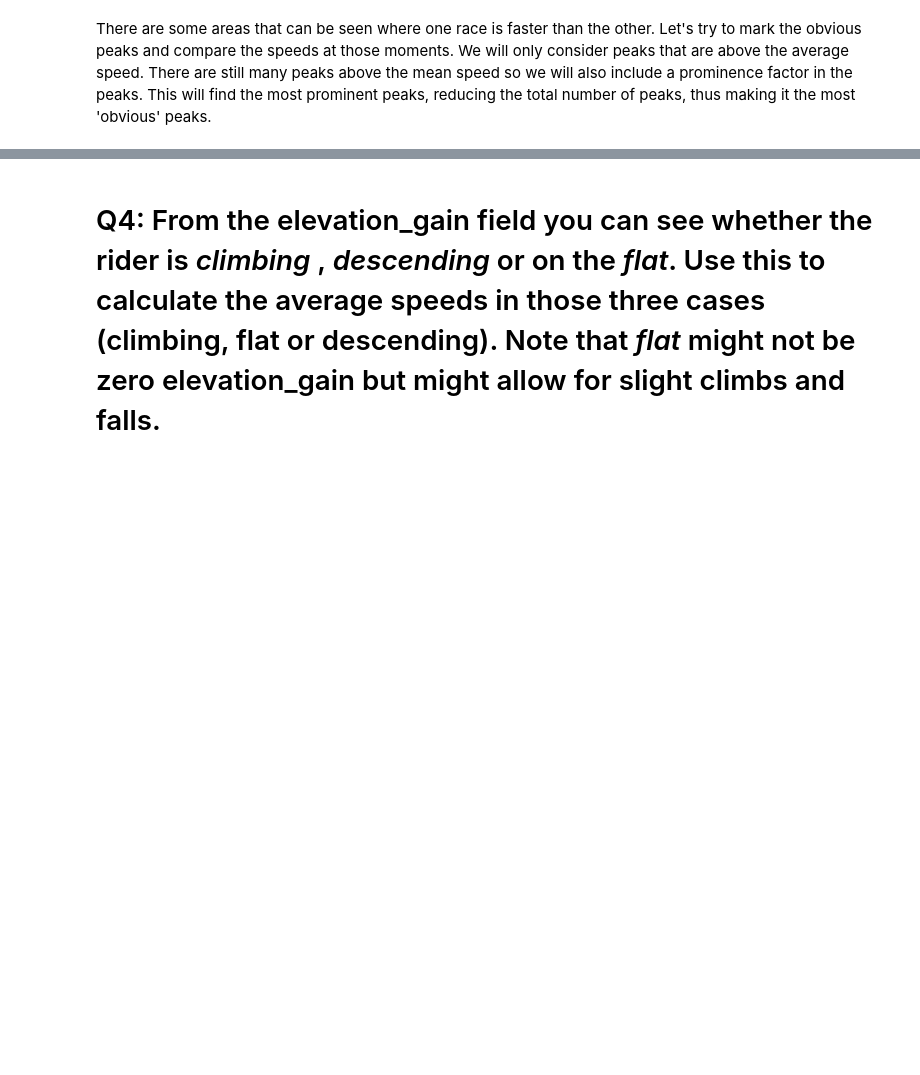
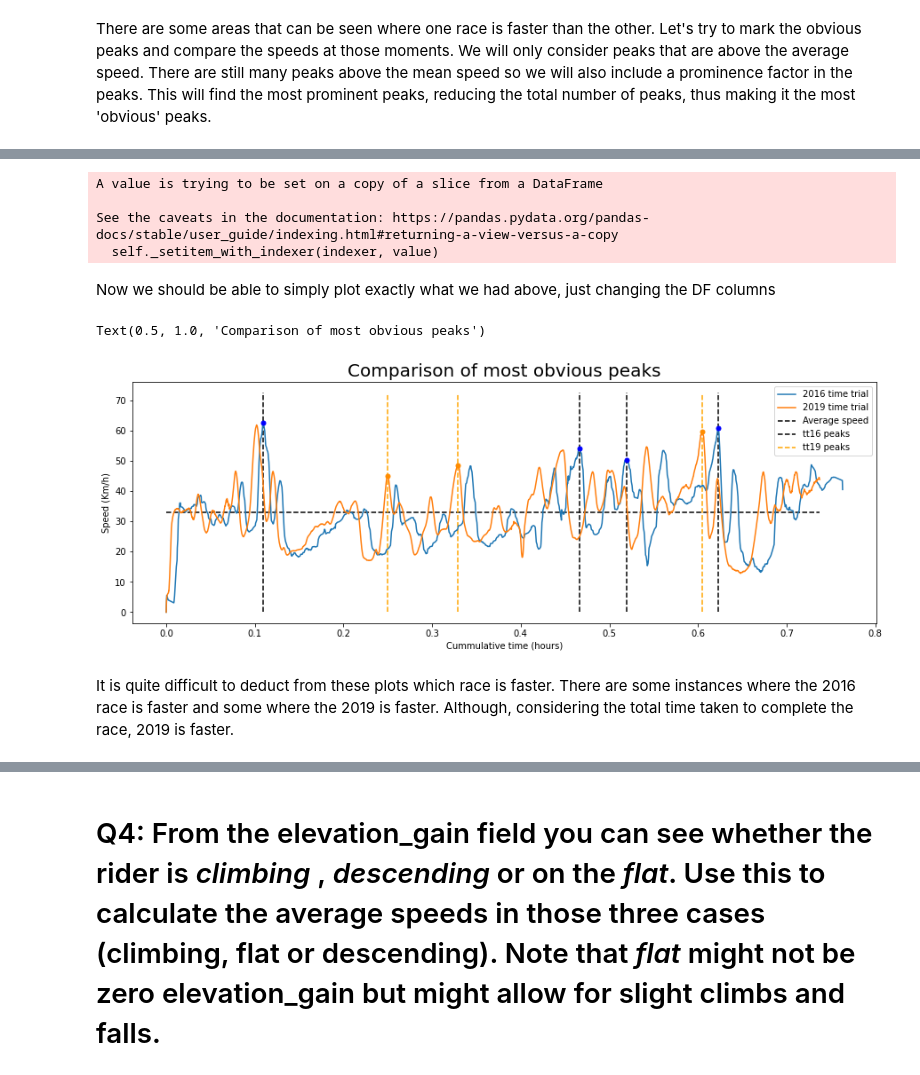
Before and after one commit to MQCOMP2200-S2-2021/Data-Science-Labs, a Jupyter notebook: Portfolio 1.ipynb, the cells around one changed output, grey strips where cells are left out. Drawn from its saved outputs; the diff is of its cells as text; code cells hidden in the pictures; blank space fills up the shorter version.

```diff
--- a/Portfolio 1.ipynb
+++ b/Portfolio 1.ipynb
@@ -1018,0 +1034,14 @@ plt.show()
+# %%
+def timeFn(myDf):
+    myDf['time'] = myDf['observation'].copy(deep=True)
+    for i, val in enumerate(myDf['observation']):
+# this converts the timestamp to an integer in seconds
+        timeString= val.strftime("%m/%d/%Y, %H:%M:%S")
+        stripTime = datetime.strptime(timeString, "%m/%d/%Y, %H:%M:%S")
+        totalSeconds = stripTime.minute*60 + stripTime.hour*3600 + stripTime.second
+        myDf['time'][i] = totalSeconds/3600
+
+    myDf['time'] = myDf['time'].diff().cumsum() # in seconds
+    return myDf
+# %%
+tt19_roll = timeFn(tt19_roll)
@@ -1018,0 +1055,2 @@ plt.show()
+# %%
+tt19_roll['time'].iloc[0] = 0
@@ -1018,0 +1093,57 @@ plt.show()
+# %%
+tt16_roll['time'].iloc[0] = 0
+# %% [output]
+A value is trying to be set on a copy of a slice from a DataFrame
+
+See the caveats in the documentation: https://pandas.pydata.org/pandas-docs/stable/user_guide/indexing.html#returning-a-view-versus-a-copy
+  self._setitem_with_indexer(indexer, value)
+# %% [markdown]
+Now we should be able to simply plot exactly what we had above, just changing the DF columns
+# %%
+plt.figure(figsize=(15,5))
+tt19_peaks, _=find_peaks(tt19_roll['speed'], height= tt19_roll['speed'].mean(), prominence= 22)
+tt16_peaks, _=find_peaks(tt16_roll['speed'], height= tt16_roll['speed'].mean(), prominence= 22)
+
+
+sns.lineplot(x= 'time', y= 'speed', data = tt16_roll, label= '2016 time trial')
+sns.lineplot(x= 'time', y= 'speed', data = tt19_roll, label= '2019 time trial')
+
+plt.hlines(y=tt19_clean['speed'].mean(), xmin=0, xmax= tt19_roll['time'].max(),
+           linestyle = 'dashed', label= 'Average speed', color='black')
+
+tt16_peaksNew= []
+tt19_peaksNew= []
+for i, val in enumerate(tt19_peaks):
+    if tt19_roll['speed'].iloc[val] > tt16_roll['speed'].iloc[tt16_peaks[i]]:
+        tt19_peaksNew.append(val)
+        plt.plot( tt19_roll['time'][val], tt19_roll['speed'][val],
+         ".",color='darkorange', markersize= 10)
+    else:
+        tt16_peaksNew.append(tt16_peaks[i])
+        plt.plot( tt16_roll['time'][tt16_peaks[i]], tt16_roll['speed'][tt16_peaks[i]],
+         ".", markersize= 10 , color= 'blue')
+# print(tt16_peaksNew)
+# print(tt19_peaksNew)
+
+
+plt.vlines(x= tt16_roll['time'][tt16_peaksNew], ymin=tt16_roll['speed'].min(),
+           ymax= tt16_roll['speed'].max()+10 ,linestyle = 'dashed', label= 'tt16 peaks')
+
+plt.vlines(x= tt19_roll['time'][tt19_peaksNew], ymin=tt19_roll['speed'].min(),
+           ymax= tt19_roll['speed'].max()+10 ,linestyle = 'dashed', label= 'tt19 peaks', color = 'orange')
+
+
+
+
+
+# plt.legend(['tt19','Average speed','tt16 peak','tt19', 'test', 'test','test'])
+plt.legend()
+
+plt.xlabel('Cummulative time (hours)')
+plt.ylabel('Speed (Km/h)')
+plt.title('Comparison of most obvious peaks', size= 20)
+# %% [output]
+Text(0.5, 1.0, 'Comparison of most obvious peaks')
+[figure, added]
+# %% [markdown]
+It is quite difficult to deduct from these plots which race is faster. There are some instances where the 2016 race is faster and some where the 2019 is faster. Although, considering the total time taken to complete the race, 2019 is faster.
```
Also changed, not shown: parts of 82 cells of this notebook, 1 other file.
